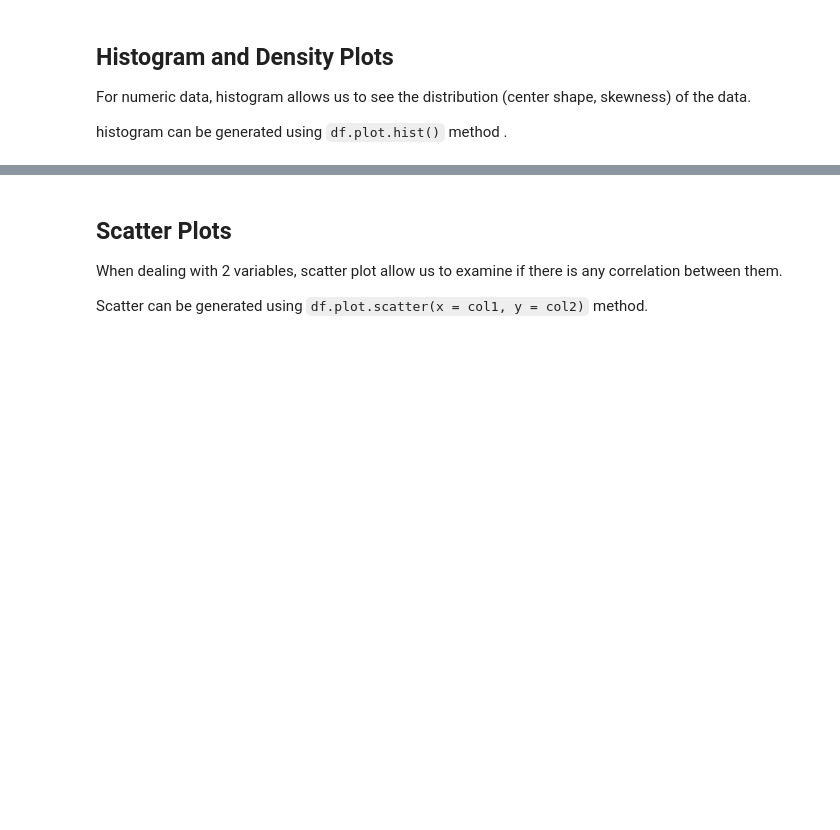
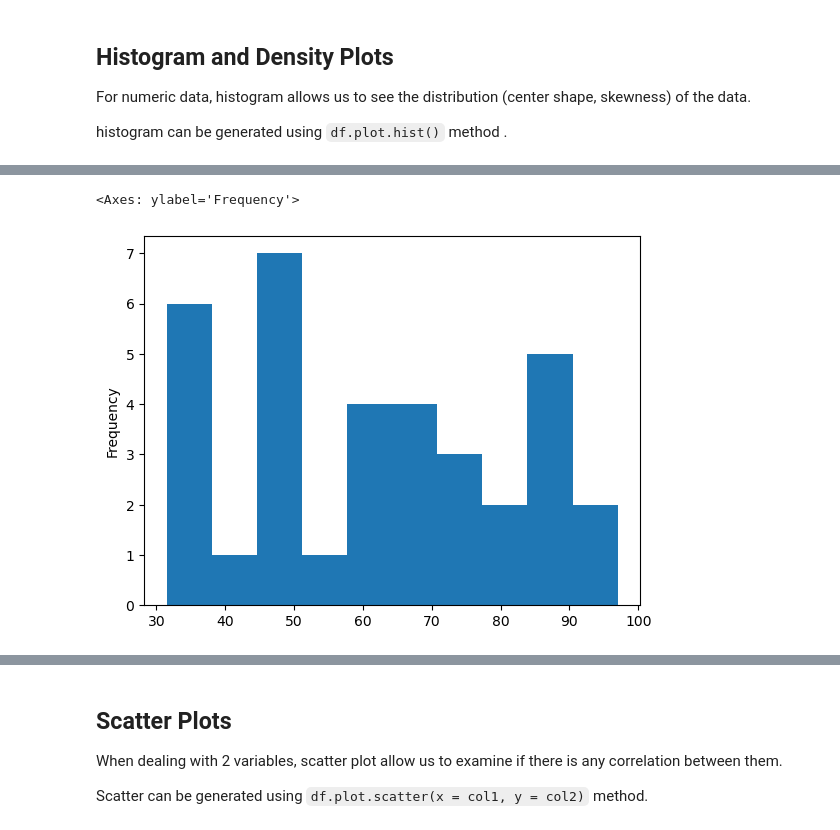
Before and after one commit to STAT2255/2024, a Jupyter notebook: notes/note11_Visualization.ipynb, the cells around one changed output, grey strips where cells are left out. Saved outputs shown, nothing was run; the diff lists cells and outputs as text; code cells hidden in the pictures; blank space fills up the shorter version.

```diff
--- a/notes/note11_Visualization.ipynb
+++ b/notes/note11_Visualization.ipynb
@@ -321,2 +324,7 @@ df["Math"].plot.hist(bins = 10, figsize=(10, 6))
+# %%
+df["Math"].plot.hist()
+# %% [output]
+<Axes: ylabel='Frequency'>
+[figure, added]
 # %%
 df["Math"].plot.density()
```
Also changed, not shown: parts of 13 cells of this notebook, 1 other file.
